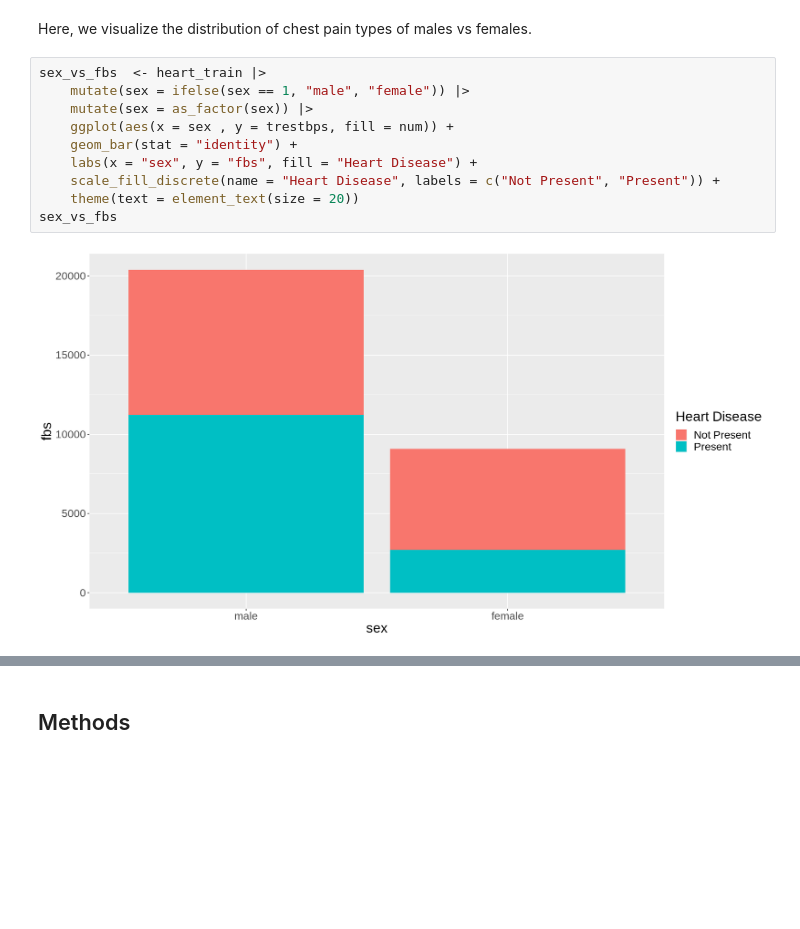
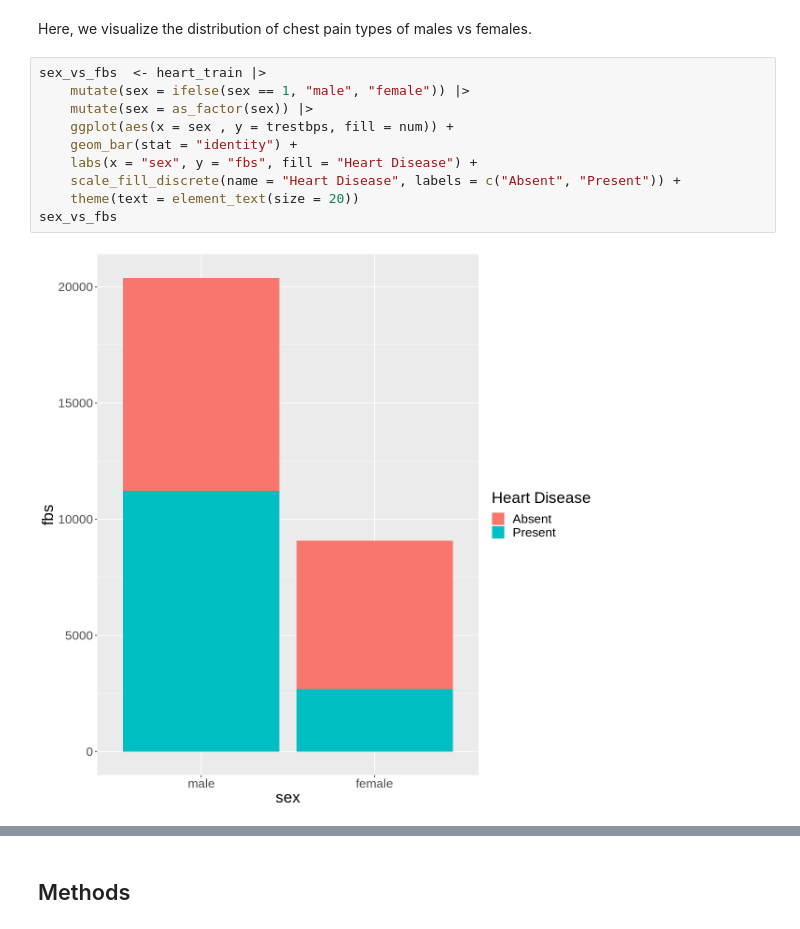
Before and after one commit to Yuvitee/DSCI-100-project, a Jupyter notebook: Heart Disease Proposal.ipynb, the cells around one changed output, grey strips where cells are left out. Cells and saved outputs as stored; diff of their text form; blank space fills up the shorter version.

```diff
--- a/Heart Disease Proposal.ipynb
+++ b/Heart Disease Proposal.ipynb
@@ -365,15 +365,15 @@ Here, we visualize the distribution of chest pain types of males vs females.
 # %%
 sex_vs_fbs  <- heart_train |>
     mutate(sex = ifelse(sex == 1, "male", "female")) |>
     mutate(sex = as_factor(sex)) |>
     ggplot(aes(x = sex , y = trestbps, fill = num)) +
     geom_bar(stat = "identity") +
     labs(x = "sex", y = "fbs", fill = "Heart Disease") +
-    scale_fill_discrete(name = "Heart Disease", labels = c("Not Present", "Present")) +
+    scale_fill_discrete(name = "Heart Disease", labels = c("Absent", "Present")) +
     theme(text = element_text(size = 20))
 sex_vs_fbs
 # %% [output]
-[figure, old version]
+[figure, new version]
 # %%
 age_plot  <- heart_train |>
     mutate(sex = ifelse(sex == 1, "male", "female")) |>
```
Also changed, not shown: parts of 2 cells of this notebook.
